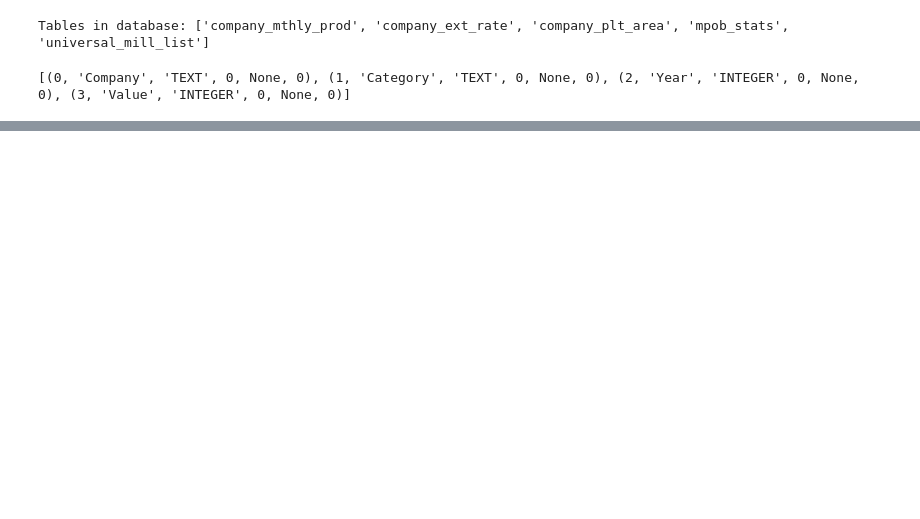
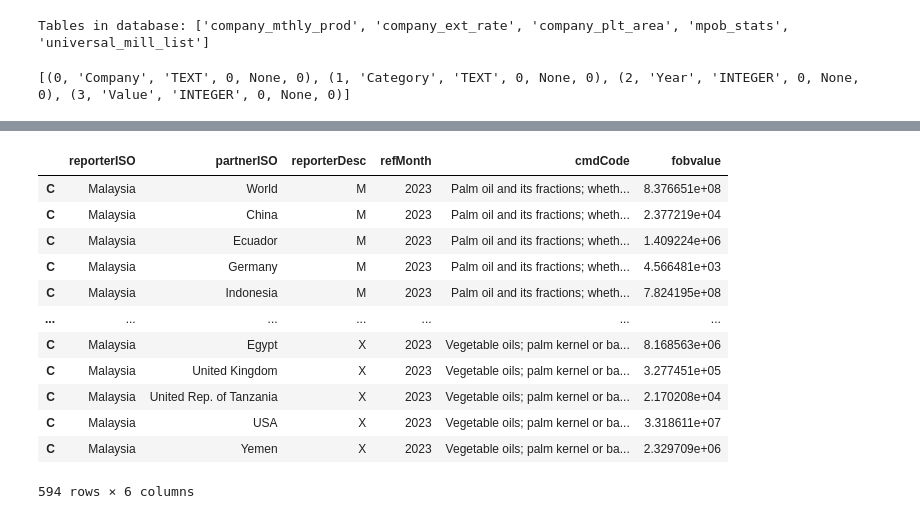
Before and after one commit to derrickgzq/bursa_palmai, a Jupyter notebook: draft.ipynb, the cells around one changed output, grey strips where cells are left out. Cells and saved outputs as stored; diff of their text form; code cells hidden in the pictures; blank space fills up the shorter version.

```diff
--- a/draft.ipynb
+++ b/draft.ipynb
@@ -91,0 +192,2 @@ print(get_table_schema("bursa_palmai_database.db", "company_plt_area"))
+# %%
+df = pd.read_csv('TradeData_6_15_2025_13_30_32.csv', encoding='latin1')
@@ -91,0 +215,18 @@ print(get_table_schema("bursa_palmai_database.db", "company_plt_area"))
+# %%
+dff = df[['reporterISO', 'partnerISO', 'reporterDesc', 'refMonth', 'cmdCode', 'fobvalue']]
+# %%
+dff
+# %% [output]
+|  | reporterISO | partnerISO | reporterDesc | refMonth | cmdCode | fobvalue |
+| C | Malaysia | World | M | 2023 | Palm oil and its fractions; wheth... | 8.376651e+08 |
+| C | Malaysia | China | M | 2023 | Palm oil and its fractions; wheth... | 2.377219e+04 |
+| C | Malaysia | Ecuador | M | 2023 | Palm oil and its fractions; wheth... | 1.409224e+06 |
+| C | Malaysia | Germany | M | 2023 | Palm oil and its fractions; wheth... | 4.566481e+03 |
+| C | Malaysia | Indonesia | M | 2023 | Palm oil and its fractions; wheth... | 7.824195e+08 |
+| ... | ... | ... | ... | ... | ... | ... |
+| C | Malaysia | Egypt | X | 2023 | Vegetable oils; palm kernel or ba... | 8.168563e+06 |
+| C | Malaysia | United Kingdom | X | 2023 | Vegetable oils; palm kernel or ba... | 3.277451e+05 |
+| C | Malaysia | United Rep. of Tanzania | X | 2023 | Vegetable oils; palm kernel or ba... | 2.170208e+04 |
+| C | Malaysia | USA | X | 2023 | Vegetable oils; palm kernel or ba... | 3.318611e+07 |
+| C | Malaysia | Yemen | X | 2023 | Vegetable oils; palm kernel or ba... | 2.329709e+06 |
+594 rows × 6 columns
```
Also changed, not shown: parts of 14 cells of this notebook, 14 other files.
